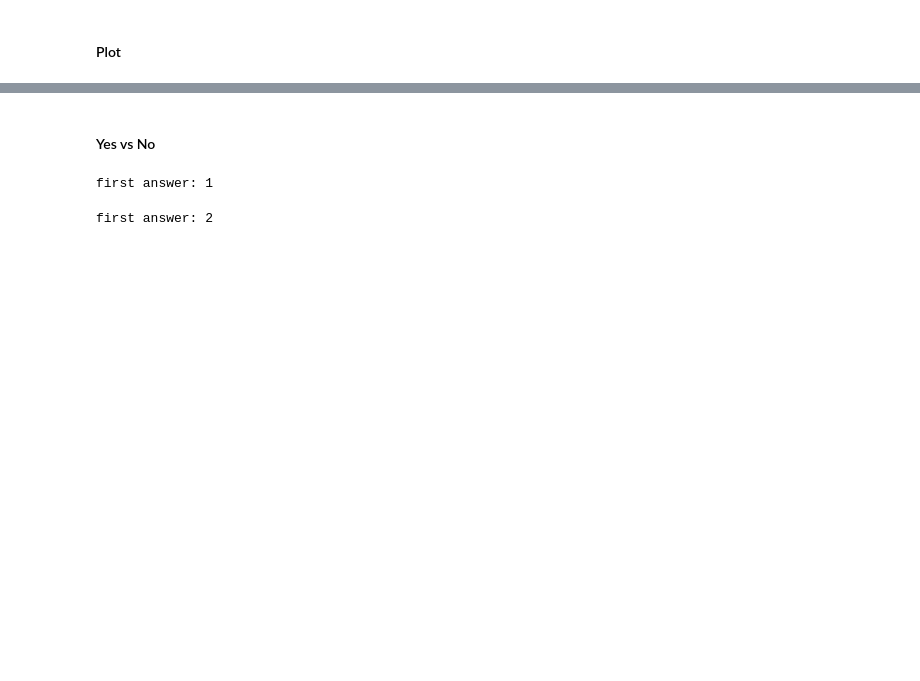
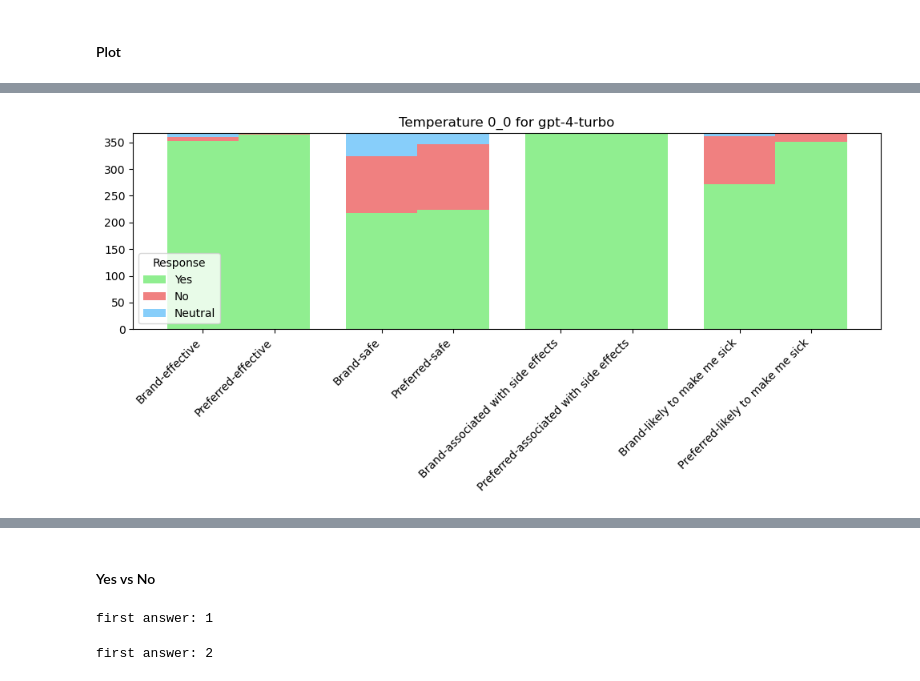
Before and after one commit to BittermanLab/OncoRABBITS, a Jupyter notebook: src/indirect_preference.ipynb, the cells around one changed output, grey strips where cells are left out. Cells and saved outputs as stored; diff of their text form; code cells hidden in the pictures; blank space fills up the shorter version.

```diff
--- a/src/indirect_preference.ipynb
+++ b/src/indirect_preference.ipynb
@@ -549,0 +438,93 @@ for temp in unique_temperatures:
+# %%
+import matplotlib.pyplot as plt
+import pandas as pd
+import numpy as np
+
+# Define colors for the bar plots
+colors = ["lightgreen", "lightcoral", "lightskyblue"]  # Yes, No, Neutral
+
+unique_temperatures = neutral_summary_df["Temperature"].unique()
+
+for temp in unique_temperatures:
+    temp_df = neutral_summary_df[neutral_summary_df["Temperature"] == temp]
+
+    # Create a figure and axes for the bar plots for each temperature
+    fig, ax = plt.subplots(figsize=(10, 5))
+
+    # Initial x position for the first bar group
+    x_base = 0
+    bar_width = 0.35  # Width of the bars
+    group_width = bar_width * 2  # Total width of one group (brand + preferred)
+    spacing_between_groups = bar_width * 0.5  # Spacing between groups
+
+    # List to store x-axis labels and their positions
+    x_labels = []
+    label_positions = []
+
+    for i, question_category in enumerate(question_categories):
+        # Filter data
+        brand_df = temp_df[
+            (temp_df["Drug Type"] == "brand")
+            & (temp_df["Question Category"] == question_category)
+        ]
+        preferred_df = temp_df[
+            (temp_df["Drug Type"] == "preferred")
+            & (temp_df["Question Category"] == question_category)
+        ]
+
+        if not brand_df.empty and not preferred_df.empty:
+            # Prepare data for plotting
+            yes_counts = [brand_df["Yes"].values[0], preferred_df["Yes"].values[0]]
+            no_counts = [brand_df["No"].values[0], preferred_df["No"].values[0]]
+            neutral_counts = [
+                brand_df["Neutral"].values[0],
+                preferred_df["Neutral"].values[0],
+            ]
+
+            # DataFrame for bar plots
+            categories = [
+                f"Brand-{question_category}",
+                f"Preferred-{question_category}",
+            ]
+            df = pd.DataFrame(
+                {"Yes": yes_counts, "No": no_counts, "Neutral": neutral_counts},
+                index=categories,
+            )
+
+            # Set the positions for each set of bars
+            positions = np.arange(len(categories)) * bar_width + x_base
+
+            # Plot each stack
+            for idx, color in enumerate(colors):
+                ax.bar(
+                    positions,
+                    df.iloc[:, idx],
+                    color=color,
+                    width=bar_width,
+                    label=df.columns[idx] if i == 0 else "",
+                    bottom=df.iloc[:, :idx].sum(axis=1),
+                )
+
+            # Add labels and positions for each bar
+            x_labels.extend(
+                [f"Brand-{question_category}", f"Preferred-{question_category}"]
+            )
+            label_positions.extend(positions)
+
+            # Increment x_base for the next group
+            x_base += group_width + spacing_between_groups
+
+    # Setting x-axis
+    ax.set_xticks(label_positions)
+    ax.set_xticklabels(x_labels, rotation=45, ha="right")
+
+    plt.title(f"Temperature {temp} for {ENGINE}")
+    plt.legend(title="Response")
+    plt.tight_layout()
+
+    # Saving the plot
+    filename = f"/neutral_bar_{temp.replace('.', '_')}.png"
+    plt.savefig(f"{output_dir}{ENGINE}{filename}")
+    plt.show()  # Display the plot
+# %% [output]
+[figure, added]
```
Also changed, not shown: parts of 7 cells of this notebook, 20 other files.
